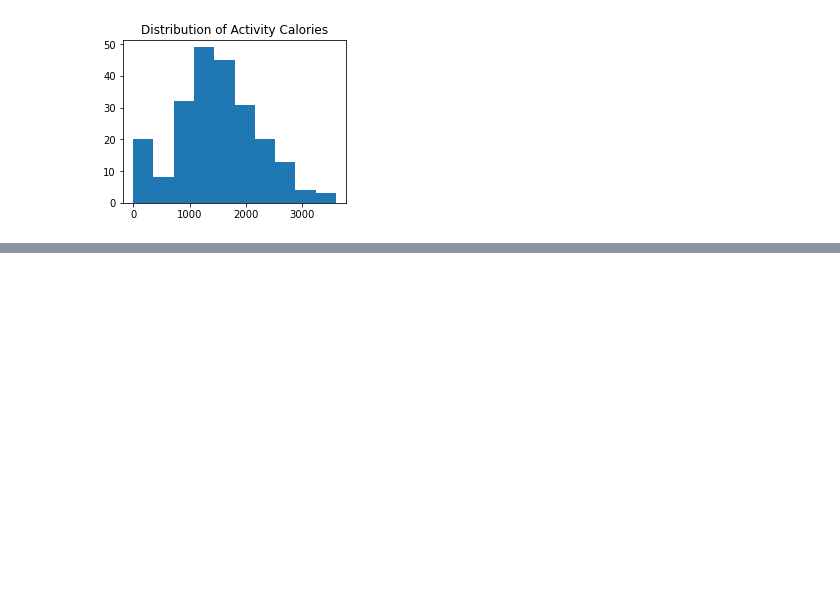
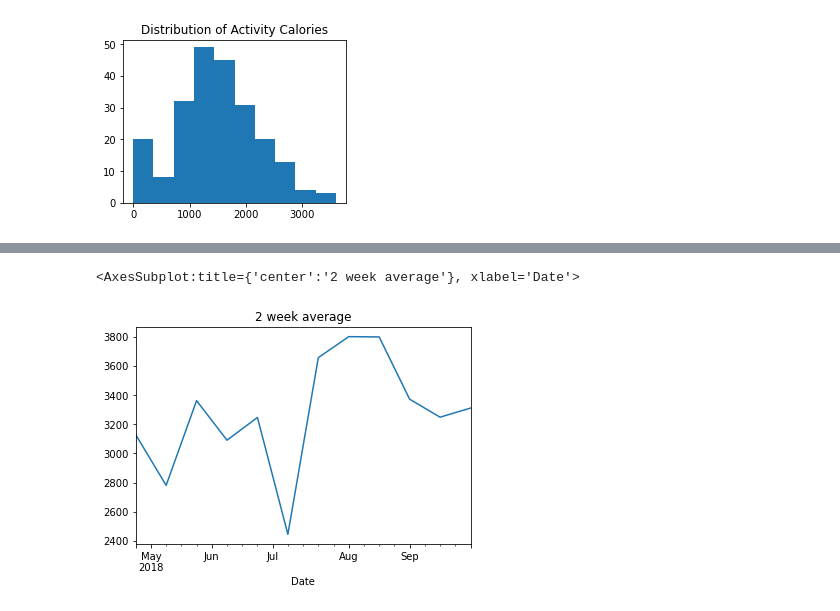
Before and after one commit to chriseverts/time_series_exercises, a Jupyter notebook: time_series_proj.ipynb, the cells around one changed output, grey strips where cells are left out. Drawn from its saved outputs; the diff is of its cells as text; code cells hidden in the pictures; blank space fills up the shorter version.

```diff
--- a/time_series_proj.ipynb
+++ b/time_series_proj.ipynb
@@ -254,0 +194,5 @@ y.plot.hist()
+# %%
+y.resample('2W').mean().plot(title='2 week average')
+# %% [output]
+<AxesSubplot:title={'center':'2 week average'}, xlabel='Date'>
+[figure, added]
```
Also changed, not shown: parts of 12 cells of this notebook.
